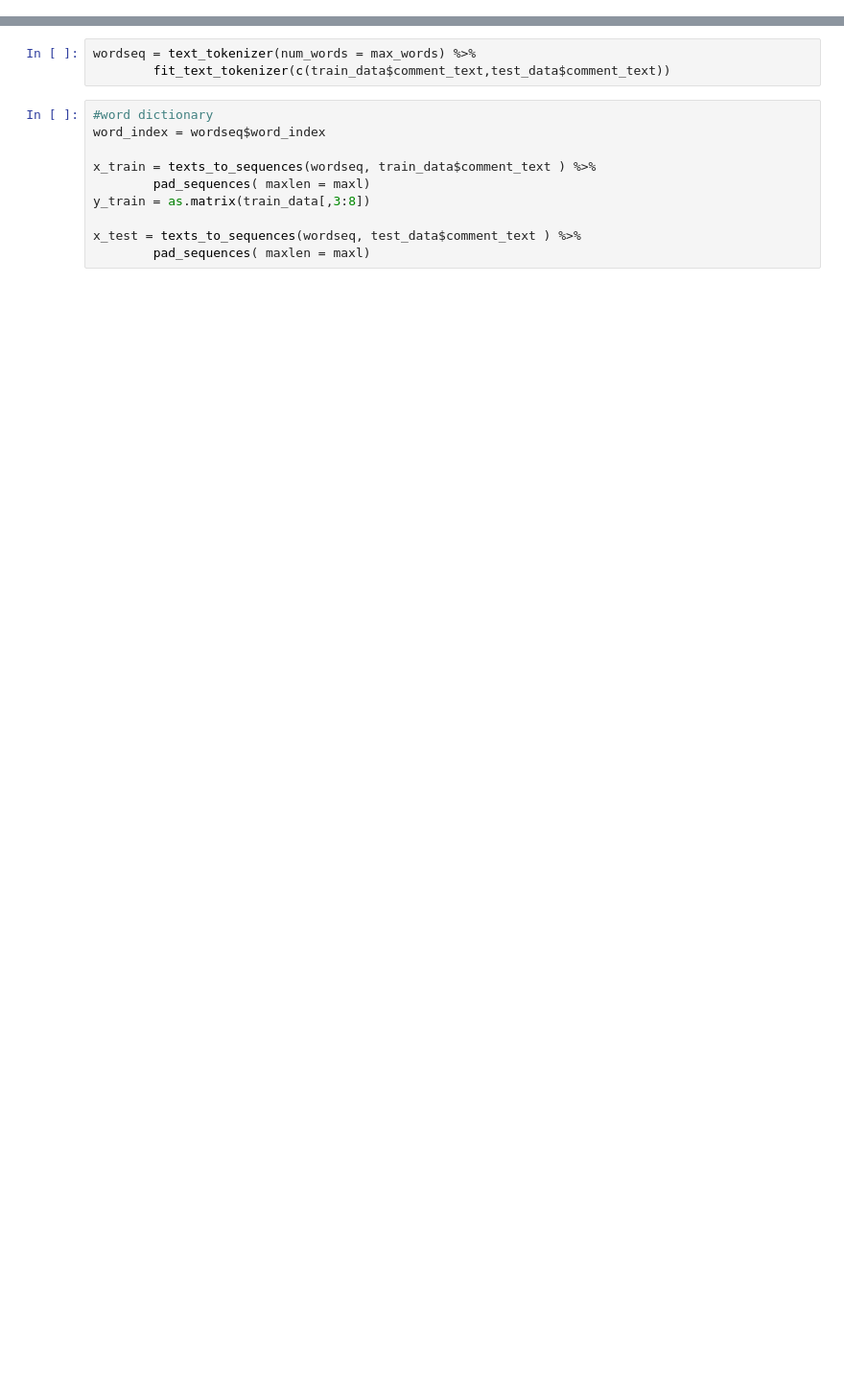
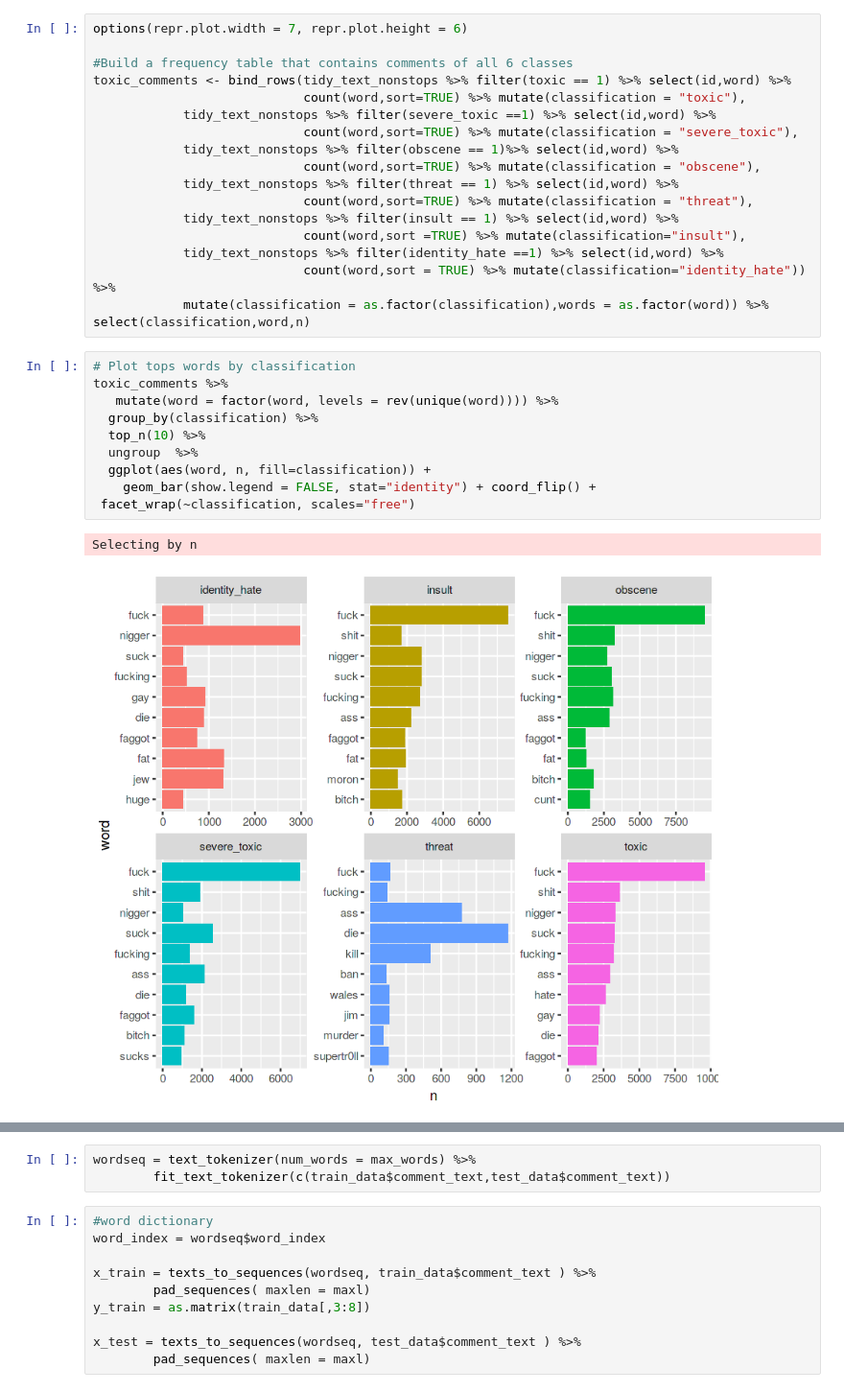
Before and after one commit to johnsmithm/toxic-comment-classification, a Jupyter notebook: notebook.ipynb, the cells around one changed output, grey strips where cells are left out. Shown at 96% size. Drawn from its saved outputs; the diff is of its cells as text; blank space fills up the shorter version.

```diff
--- a/notebook.ipynb
+++ b/notebook.ipynb
@@ -32,0 +156,30 @@ maxl = 200
+# %%
+options(repr.plot.width = 7, repr.plot.height = 6)
+
+#Build a frequency table that contains comments of all 6 classes
+toxic_comments <- bind_rows(tidy_text_nonstops %>% filter(toxic == 1) %>% select(id,word) %>%
+                            count(word,sort=TRUE) %>% mutate(classification = "toxic"),
+            tidy_text_nonstops %>% filter(severe_toxic ==1) %>% select(id,word) %>%
+                            count(word,sort=TRUE) %>% mutate(classification = "severe_toxic"),
+            tidy_text_nonstops %>% filter(obscene == 1)%>% select(id,word) %>%
+                            count(word,sort=TRUE) %>% mutate(classification = "obscene"),
+            tidy_text_nonstops %>% filter(threat == 1) %>% select(id,word) %>%
+                            count(word,sort=TRUE) %>% mutate(classification = "threat"),
+            tidy_text_nonstops %>% filter(insult == 1) %>% select(id,word) %>%
+                            count(word,sort =TRUE) %>% mutate(classification="insult"),
+            tidy_text_nonstops %>% filter(identity_hate ==1) %>% select(id,word) %>%
+                            count(word,sort = TRUE) %>% mutate(classification="identity_hate")) %>%
+            mutate(classification = as.factor(classification),words = as.factor(word)) %>% select(classification,word,n)
+# %%
+# Plot tops words by classification
+toxic_comments %>%
+   mutate(word = factor(word, levels = rev(unique(word)))) %>%
+  group_by(classification) %>%
+  top_n(10) %>%
+  ungroup  %>%
+  ggplot(aes(word, n, fill=classification)) +
+    geom_bar(show.legend = FALSE, stat="identity") + coord_flip() +
+ facet_wrap(~classification, scales="free")
+# %% [output]
+Selecting by n
+[figure, added]
```
Also changed, not shown: parts of 22 cells of this notebook.
